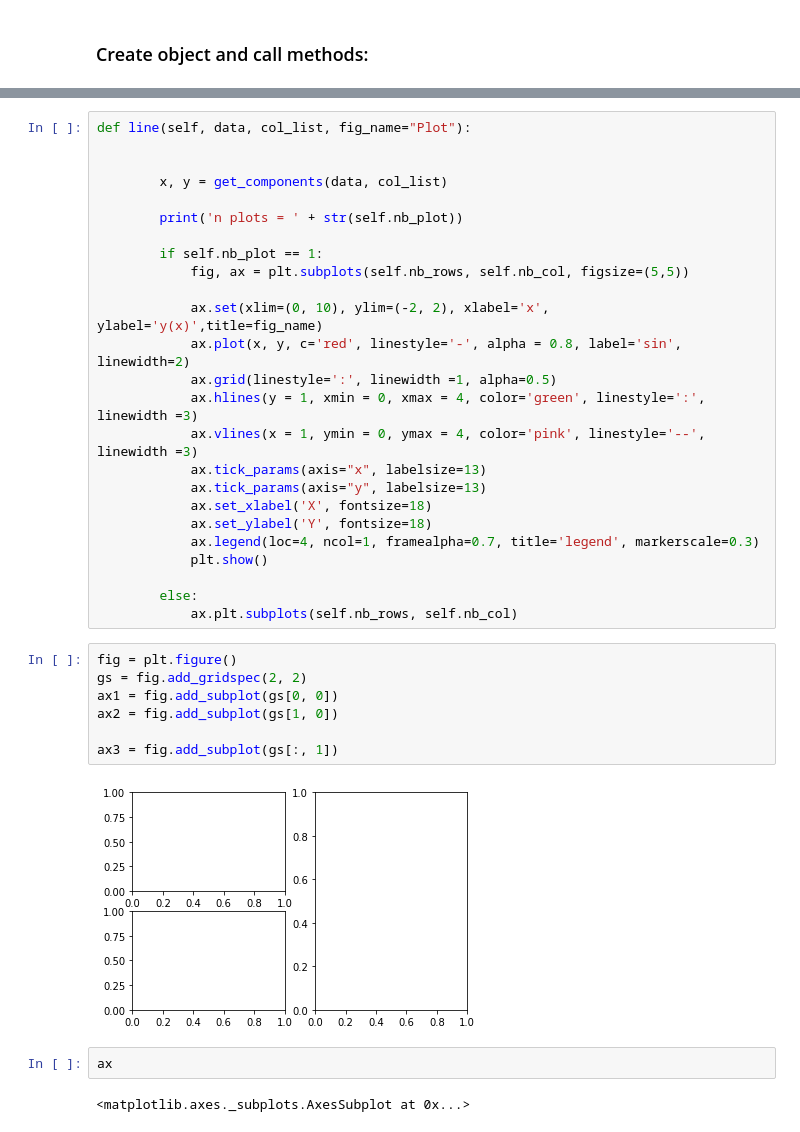
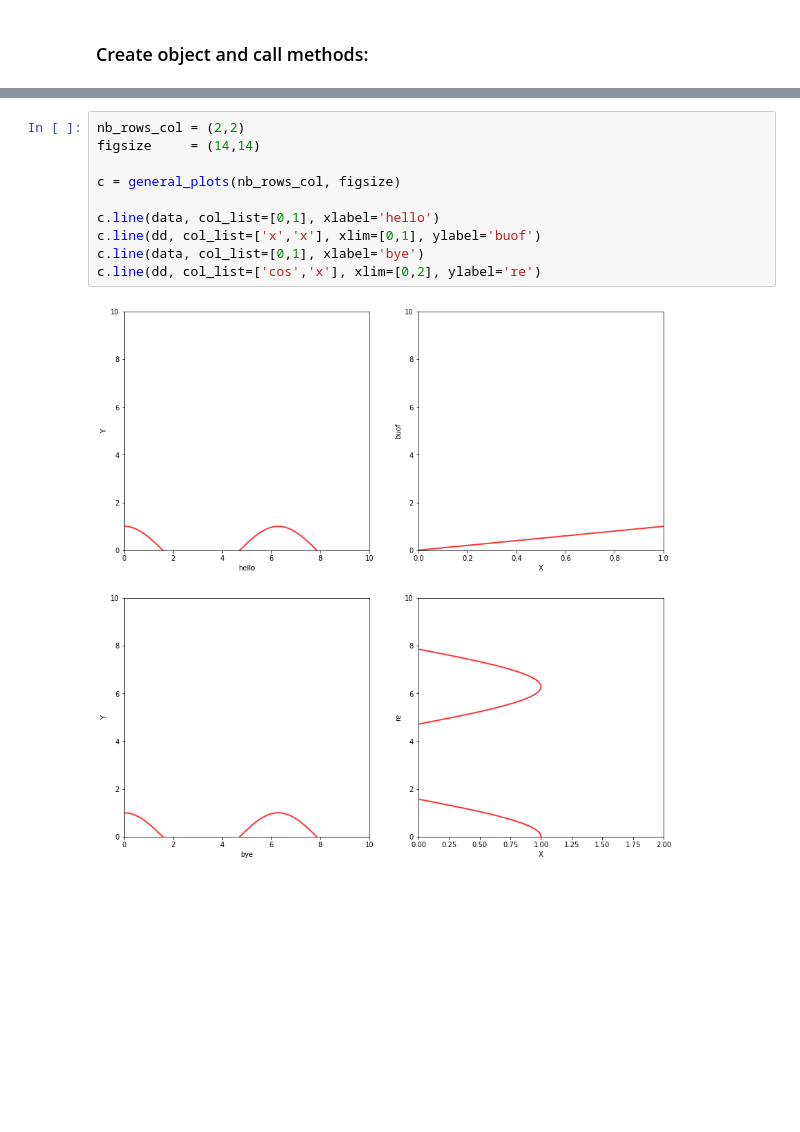
Before and after one commit to kanti92/CodeAstro_project, a Jupyter notebook: first_class.ipynb, the cells around one changed output, grey strips where cells are left out. Saved outputs shown, nothing was run; the diff lists cells and outputs as text; blank space fills up the shorter version.

```diff
--- a/first_class.ipynb
+++ b/first_class.ipynb
@@ -146,38 +124,12 @@ def get_components(data, col_list):
-# %%
-def line(self, data, col_list, fig_name="Plot"):
-
-
-        x, y = get_components(data, col_list)
-
-        print('n plots = ' + str(self.nb_plot))
-
-        if self.nb_plot == 1:
-            fig, ax = plt.subplots(self.nb_rows, self.nb_col, figsize=(5,5))
-
-            ax.set(xlim=(0, 10), ylim=(-2, 2), xlabel='x', ylabel='y(x)',title=fig_name)
-            ax.plot(x, y, c='red', linestyle='-', alpha = 0.8, label='sin', linewidth=2)
-            ax.grid(linestyle=':', linewidth =1, alpha=0.5)
-            ax.hlines(y = 1, xmin = 0, xmax = 4, color='green', linestyle=':', linewidth =3)
-            ax.vlines(x = 1, ymin = 0, ymax = 4, color='pink', linestyle='--', linewidth =3)
-            ax.tick_params(axis="x", labelsize=13)
-            ax.tick_params(axis="y", labelsize=13)
-            ax.set_xlabel('X', fontsize=18)
-            ax.set_ylabel('Y', fontsize=18)
-            ax.legend(loc=4, ncol=1, framealpha=0.7, title='legend', markerscale=0.3)
-            plt.show()
-
-        else:
-            ax.plt.subplots(self.nb_rows, self.nb_col)
-# %%
-fig = plt.figure()
-gs = fig.add_gridspec(2, 2)
-ax1 = fig.add_subplot(gs[0, 0])
-ax2 = fig.add_subplot(gs[1, 0])
-
-ax3 = fig.add_subplot(gs[:, 1])
-# %% [output]
-[figure, removed]
-# %%
-ax
-# %% [output]
-<matplotlib.axes._subplots.AxesSubplot at 0x...>
+# %%
+nb_rows_col = (2,2)
+figsize     = (14,14)
+
+c = general_plots(nb_rows_col, figsize)
+
+c.line(data, col_list=[0,1], xlabel='hello')
+c.line(dd, col_list=['x','x'], xlim=[0,1], ylabel='buof')
+c.line(data, col_list=[0,1], xlabel='bye')
+c.line(dd, col_list=['cos','x'], xlim=[0,2], ylabel='re')
+# %% [output]
+[figure, added]
```
Also changed, not shown: parts of 4 cells of this notebook.
